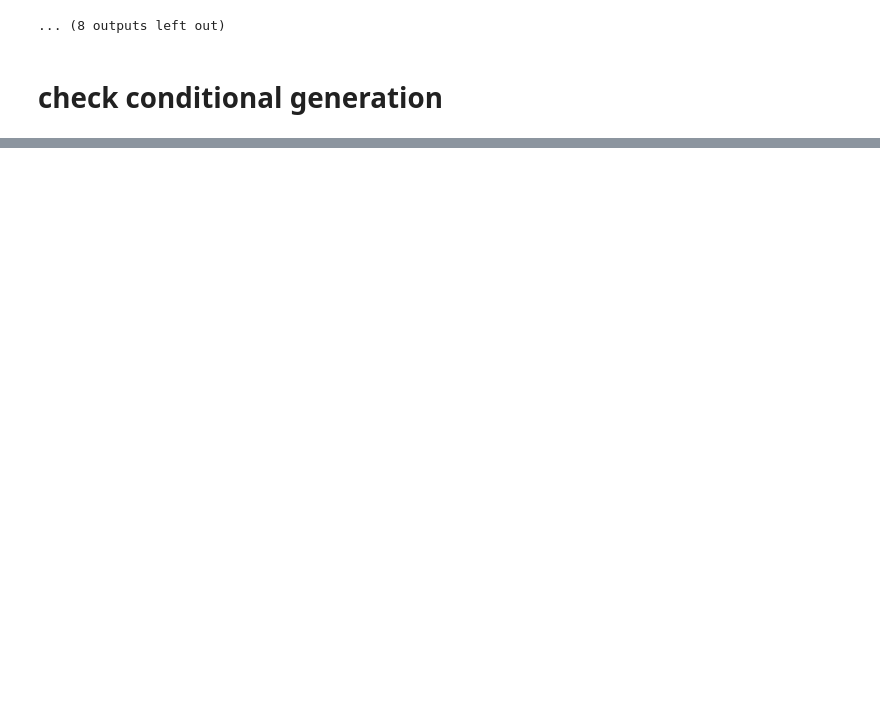
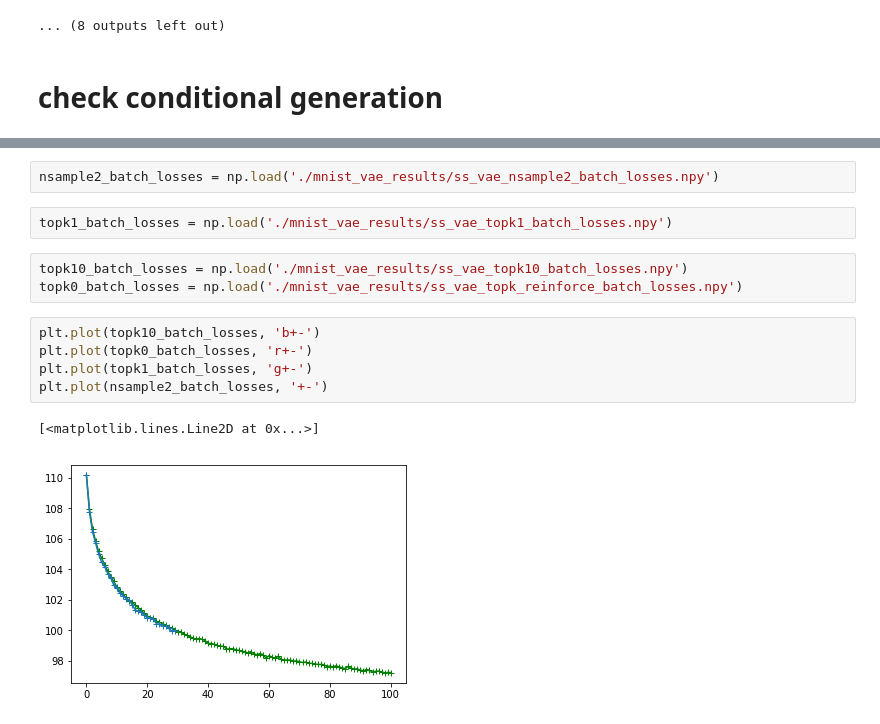
Before and after one commit to Runjing-Liu120/RaoBlackwellizedSGD, a Jupyter notebook: experiments/semisupervised_mnist/ss_mnist_results.ipynb, the cells around one changed output, grey strips where cells are left out. Cells and saved outputs as stored; diff of their text form; blank space fills up the shorter version.

```diff
--- a/experiments/semisupervised_mnist/ss_mnist_results.ipynb
+++ b/experiments/semisupervised_mnist/ss_mnist_results.ipynb
@@ -217,0 +244,15 @@ for i in range(10):
+# %%
+nsample2_batch_losses = np.load('./mnist_vae_results/ss_vae_nsample2_batch_losses.npy')
+# %%
+topk1_batch_losses = np.load('./mnist_vae_results/ss_vae_topk1_batch_losses.npy')
+# %%
+topk10_batch_losses = np.load('./mnist_vae_results/ss_vae_topk10_batch_losses.npy')
+topk0_batch_losses = np.load('./mnist_vae_results/ss_vae_topk_reinforce_batch_losses.npy')
+# %%
+plt.plot(topk10_batch_losses, 'b+-')
+plt.plot(topk0_batch_losses, 'r+-')
+plt.plot(topk1_batch_losses, 'g+-')
+plt.plot(nsample2_batch_losses, '+-')
+# %% [output]
+[<matplotlib.lines.Line2D at 0x...>]
+[figure, added]
```
Also changed, not shown: parts of 9 cells of this notebook.
